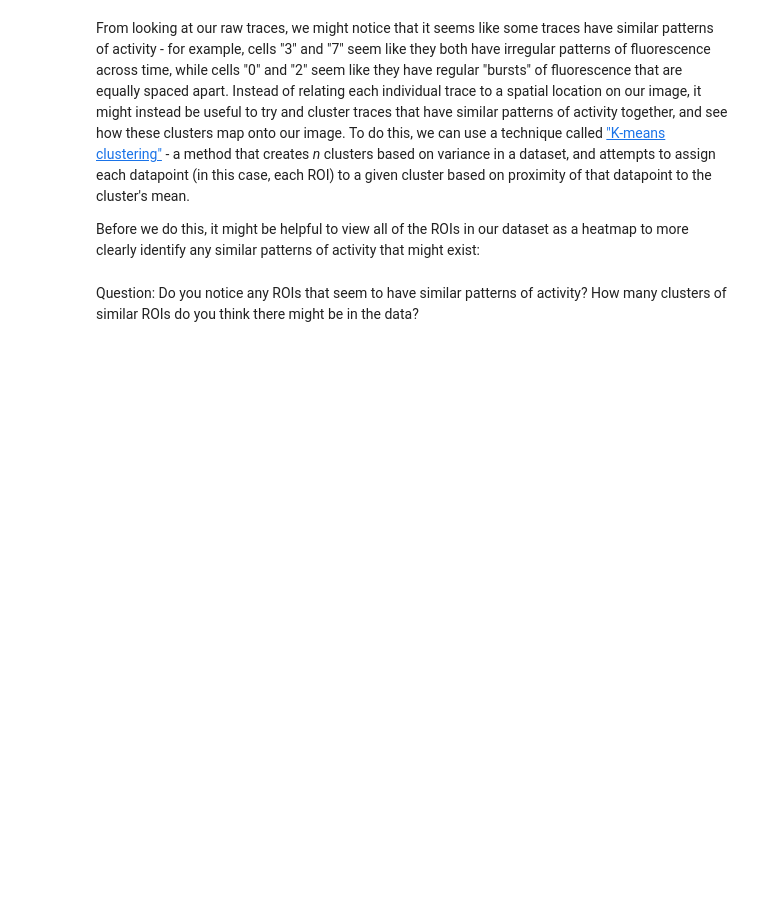
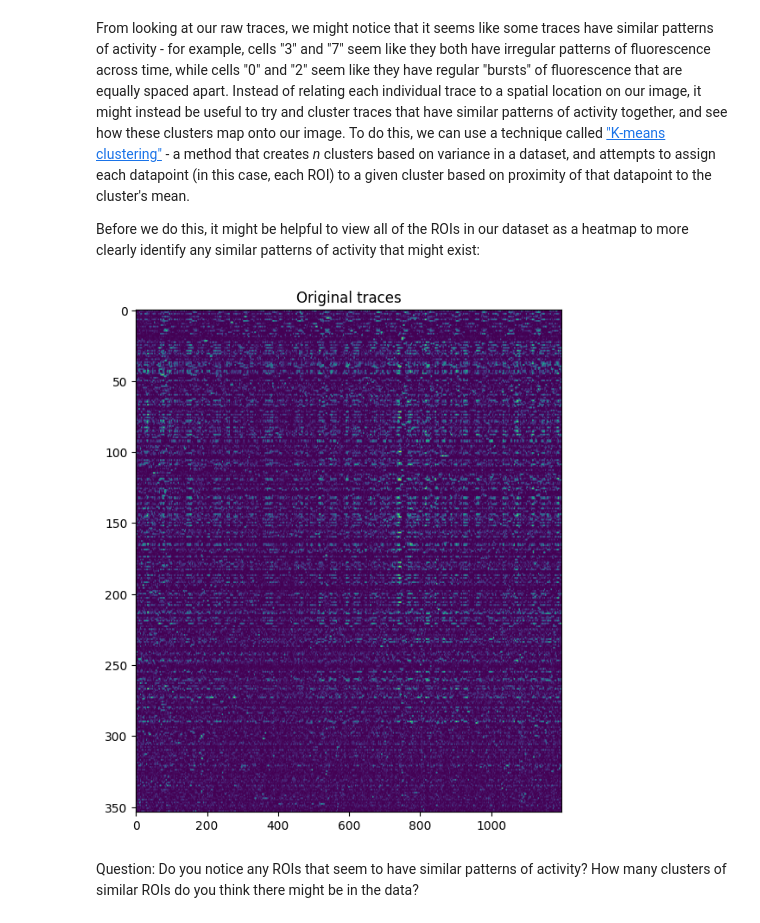
Before and after one commit to GraceHerchenroder/Neuro265, a Jupyter notebook: notebooks/Calcium_Imaging_04_08_24.ipynb, the cells around one changed output. Saved outputs shown, nothing was run; the diff lists cells and outputs as text; code cells hidden in the pictures; blank space fills up the shorter version.

```diff
--- a/notebooks/Calcium_Imaging_04_08_24.ipynb
+++ b/notebooks/Calcium_Imaging_04_08_24.ipynb
@@ -216,13 +216,15 @@ Before we do this, it might be helpful to view all of the ROIs in our dataset as
 # %%
 # Plot original traces as a heatmap
 
-data_t = np.asarray(cells_activity.iloc[:,:]);
+data_t = np.asarray(cells_activity.iloc[:,2:]);
 
 plt.figure(figsize=(14,14))
 ax1 = plt.subplot(1,2,1)
 plt.imshow(data_t)
 ax1.set_aspect(4)
 plt.title('Original traces');
+# %% [output]
+[figure, added]
 # %% [markdown]
 Question: Do you notice any ROIs that seem to have similar patterns of activity? How many clusters of similar ROIs do you think there might be in the data?
 # %% [markdown]
```
Also changed, not shown: parts of 1 cell of this notebook.
